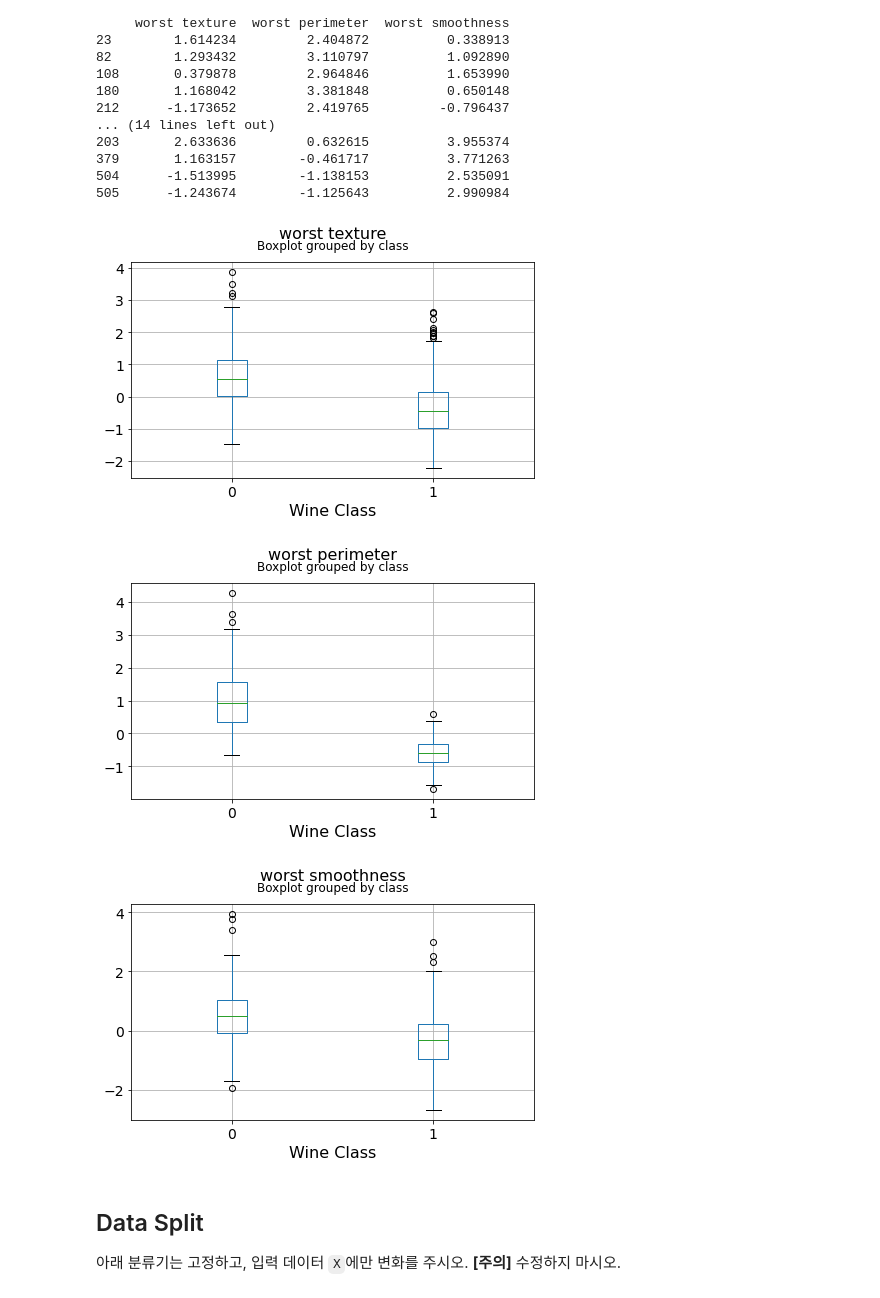
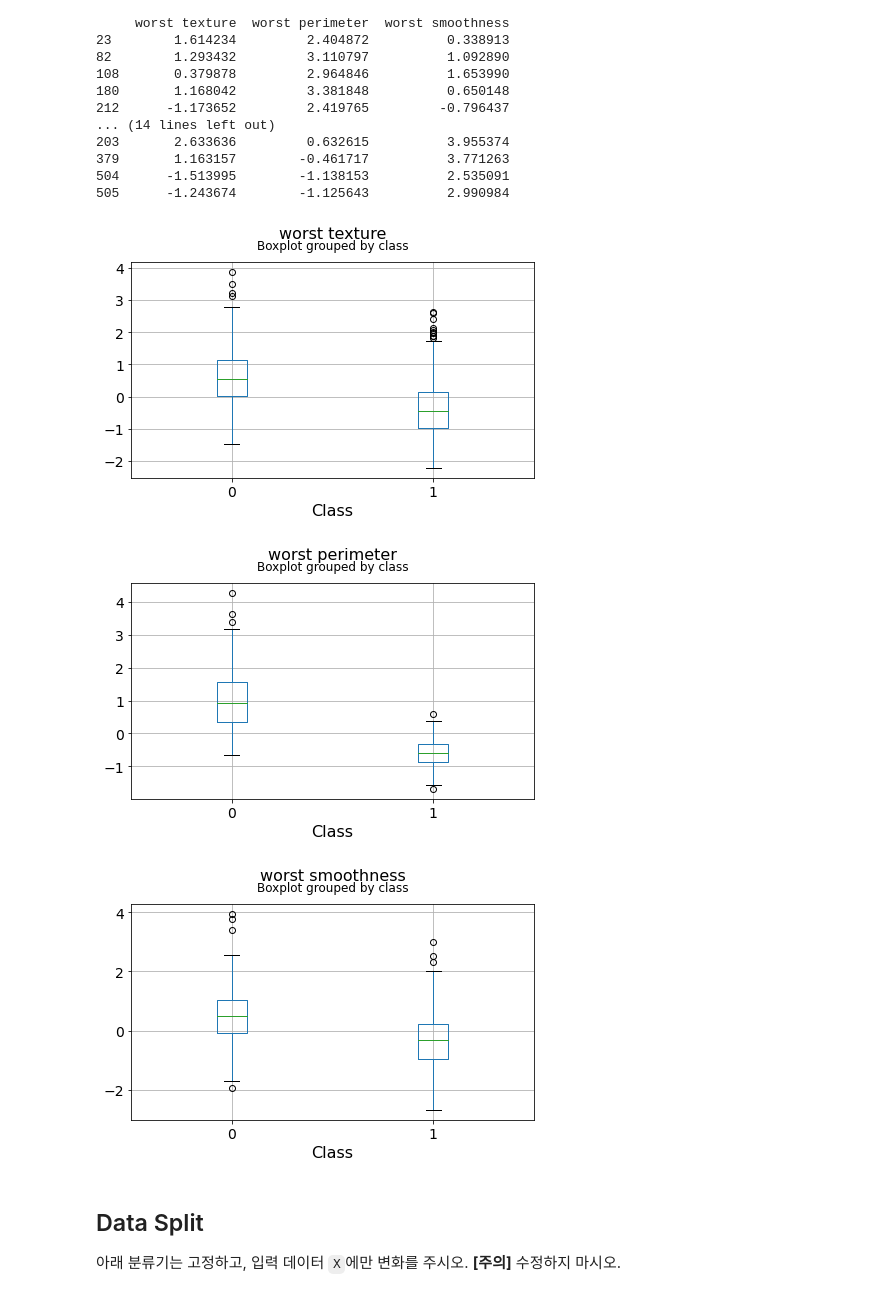
Before and after one commit to GunHeeJoe/DAP_2022, a Jupyter notebook: lecture11_ipynb.ipynb, the cells around one changed output. Saved outputs shown, nothing was run; the diff lists cells and outputs as text; code cells hidden in the pictures.

```diff
--- a/lecture11_ipynb.ipynb
+++ b/lecture11_ipynb.ipynb
@@ -312,18 +312,18 @@ for col in dfx_sfs.columns:
 # %%
 df = X[dfx_sfs.columns]
 df = pd.concat([y,df],axis=1)
 
 #Multivariate outlier
 #각 속성과 class간의 boxplot를 그렸을 때, 약간의 outlier가 존재하지만,
 #해당 outlier를 삭제하면, 오히려 성능이 안 좋아지므로 삭제X
 for c in df.columns[1:]:
     df.boxplot(c,by='class',figsize=(7,4),fontsize=14)
     plt.title("{}\n".format(c),fontsize=16)
-    plt.xlabel("Wine Class", fontsize=16)
+    plt.xlabel("Class", fontsize=16)
 # %% [output]
-[figure, old version]
+[figure, new version]
-[figure, old version]
+[figure, new version]
-[figure, old version]
+[figure, new version]
 # %%
 ####### Complete your code ##########
 
```
